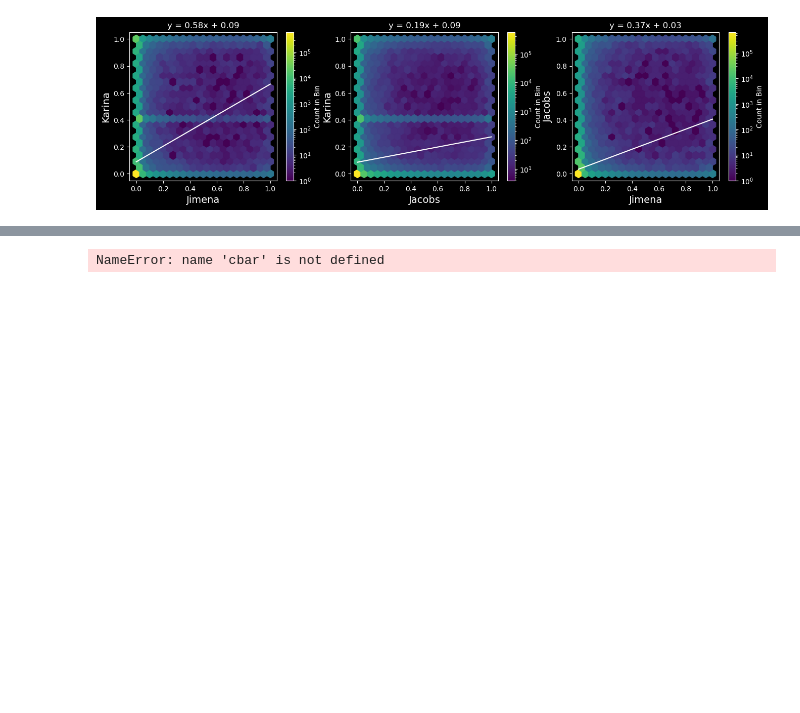
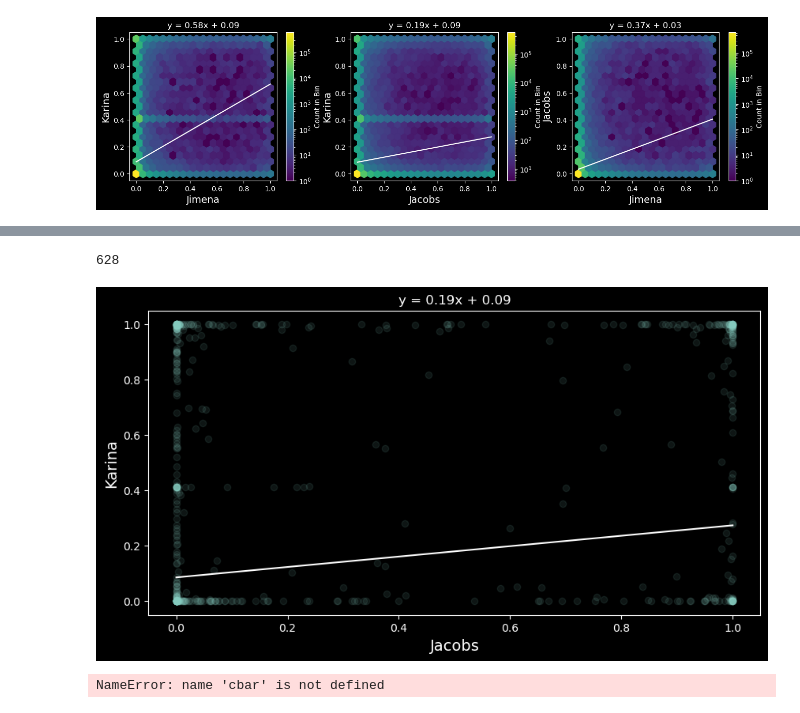
Before and after one commit to JimenaGonzalez/Citizen_science_project, a Jupyter notebook: Intersection/Basic_analysis.ipynb, the cells around one changed output, grey strips where cells are left out. Cells and saved outputs as stored; diff of their text form; code cells hidden in the pictures; blank space fills up the shorter version.

```diff
--- a/Intersection/Basic_analysis.ipynb
+++ b/Intersection/Basic_analysis.ipynb
@@ -230,3 +253,27 @@ plt.show()
+# %%
+X, Y = data['score_sims'].values.reshape(-1, 1) , data['K_SCORE'].values.reshape(-1, 1)
+linear_regressor.fit(X, Y)
+x = np.linspace(0, 1 ,100)
+y = linear_regressor.coef_[0]*x + linear_regressor.intercept_
+
+#Studying correlations & adding Jimena's candidates
+plt.figure(figsize=(10,5))
+plt.ylabel('Karina', fontsize=14)
+plt.xlabel('Jacobs', fontsize=14)
+#plt.plot(data['score_sims'], data['K_SCORE'], 'o', alpha=0.1)
+filtered_data = data[data['COADD_OBJECT_ID'].isin(cand_jimena['COADD_OBJECT_ID'])]
+print(len(filtered_data))
+plt.plot(filtered_data['score_sims'], filtered_data['K_SCORE'], 'o', alpha=0.1)
+equation = 'y = {:.2f}x + {:.2f}'.format(linear_regressor.coef_[0][0], linear_regressor.intercept_[0])
+plt.title(equation)
+plt.plot(x, y, color='w')
+#plt.yscale("log")
+#plt.xscale("log")
+
+plt.show()
+# %% [output]
+628
+[figure, added]
 # %%
 #plt.figure(figsize=(16, 5))
 
```
Also changed, not shown: parts of 6 cells of this notebook.
